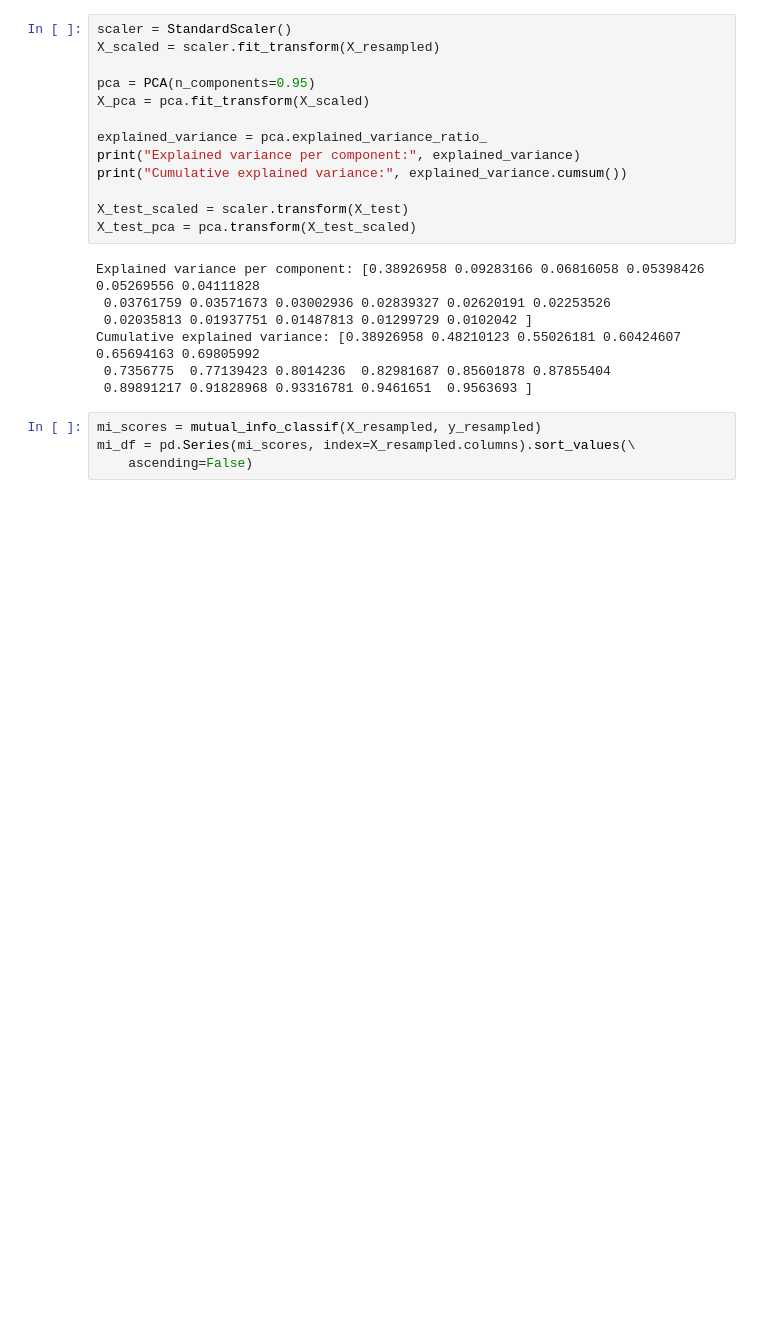
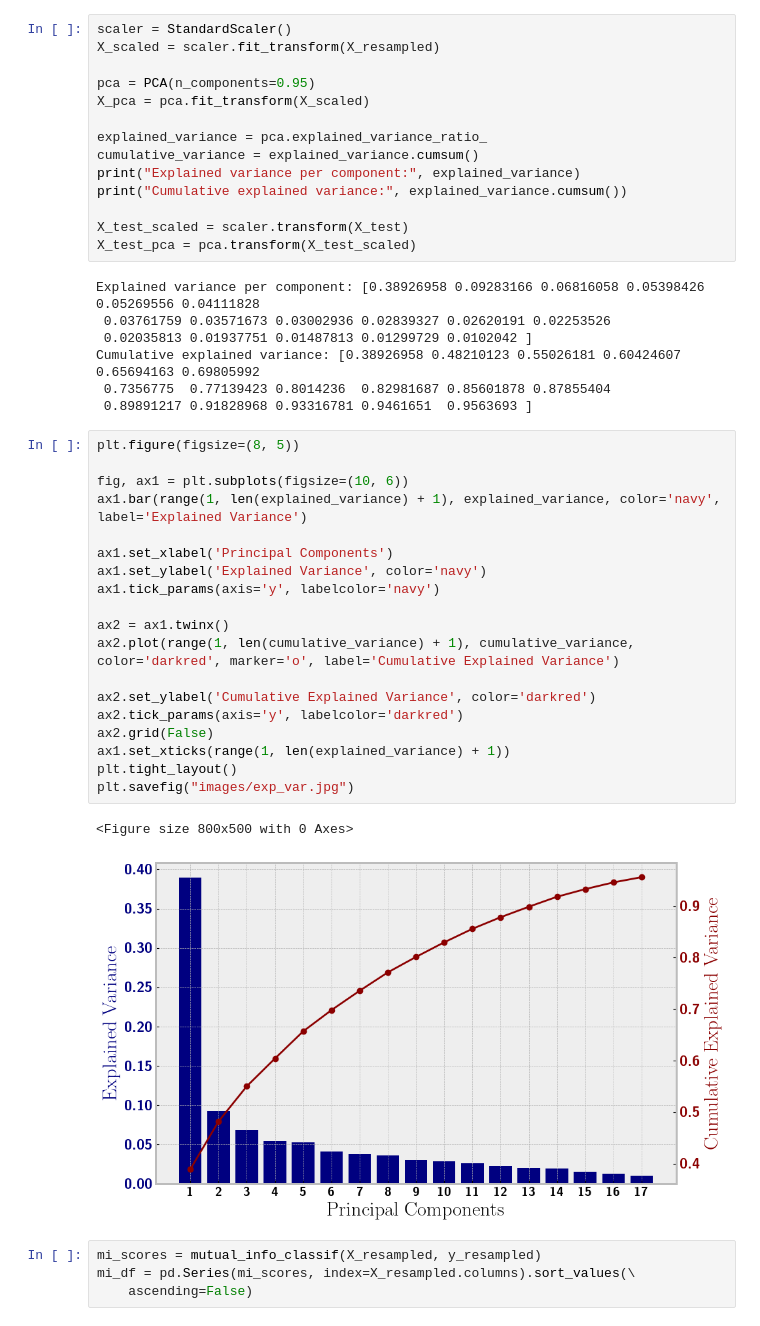
Before and after one commit to evanfrang/fraud_detection, a Jupyter notebook: fraud_eda.ipynb, the cells around one changed output. Drawn from its saved outputs; the diff is of its cells as text; blank space fills up the shorter version.

Commit message:
new pca plot

```diff
--- a/fraud_eda.ipynb
+++ b/fraud_eda.ipynb
@@ -148,6 +148,7 @@ pca = PCA(n_components=0.95)
 X_pca = pca.fit_transform(X_scaled)
 
 explained_variance = pca.explained_variance_ratio_
+cumulative_variance = explained_variance.cumsum()
 print("Explained variance per component:", explained_variance)
 print("Cumulative explained variance:", explained_variance.cumsum())
 
@@ -160,6 +161,28 @@ Explained variance per component: [0.38926958 0.09283166 0.06816058 0.05398426 0
 Cumulative explained variance: [0.38926958 0.48210123 0.55026181 0.60424607 0.65694163 0.69805992
  0.7356775  0.77139423 0.8014236  0.82981687 0.85601878 0.87855404
  0.89891217 0.91828968 0.93316781 0.9461651  0.9563693 ]
+# %%
+plt.figure(figsize=(8, 5))
+
+fig, ax1 = plt.subplots(figsize=(10, 6))
+ax1.bar(range(1, len(explained_variance) + 1), explained_variance, color='navy', label='Explained Variance')
+
+ax1.set_xlabel('Principal Components')
+ax1.set_ylabel('Explained Variance', color='navy')
+ax1.tick_params(axis='y', labelcolor='navy')
+
+ax2 = ax1.twinx()
+ax2.plot(range(1, len(cumulative_variance) + 1), cumulative_variance, color='darkred', marker='o', label='Cumulative Explained Variance')
+
+ax2.set_ylabel('Cumulative Explained Variance', color='darkred')
+ax2.tick_params(axis='y', labelcolor='darkred')
+ax2.grid(False)
+ax1.set_xticks(range(1, len(explained_variance) + 1))
+plt.tight_layout()
+plt.savefig("images/exp_var.jpg")
+# %% [output]
+<Figure size 800x500 with 0 Axes>
+[figure, added]
 # %%
 mi_scores = mutual_info_classif(X_resampled, y_resampled)
 mi_df = pd.Series(mi_scores, index=X_resampled.columns).sort_values(\
```
Also changed, not shown: 3 other files.
